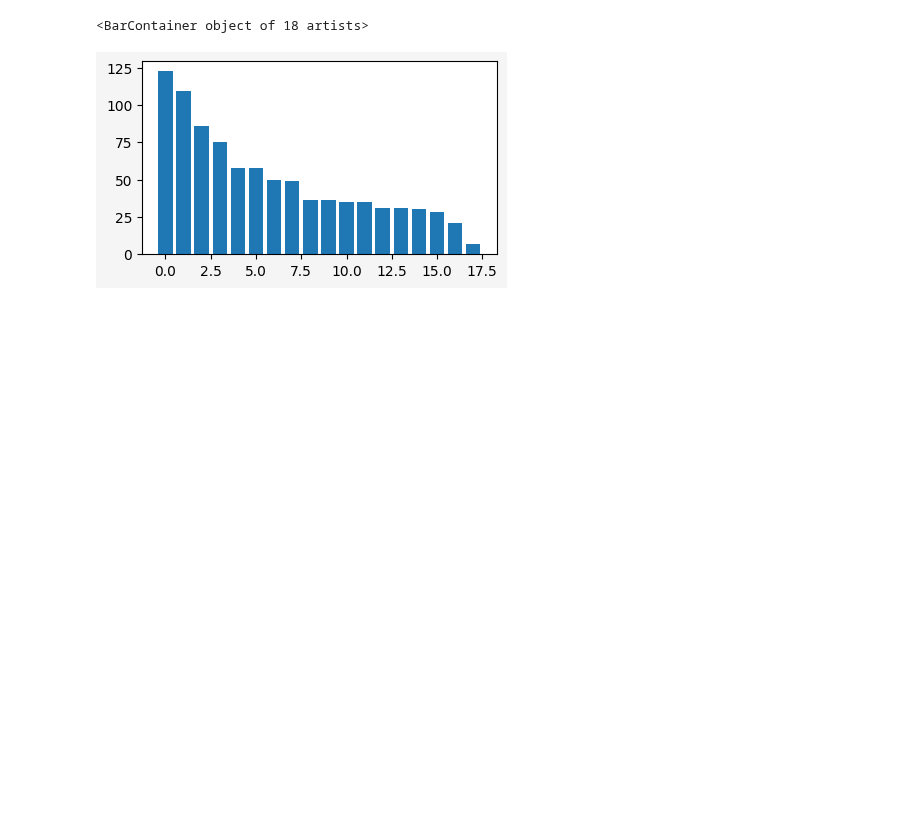
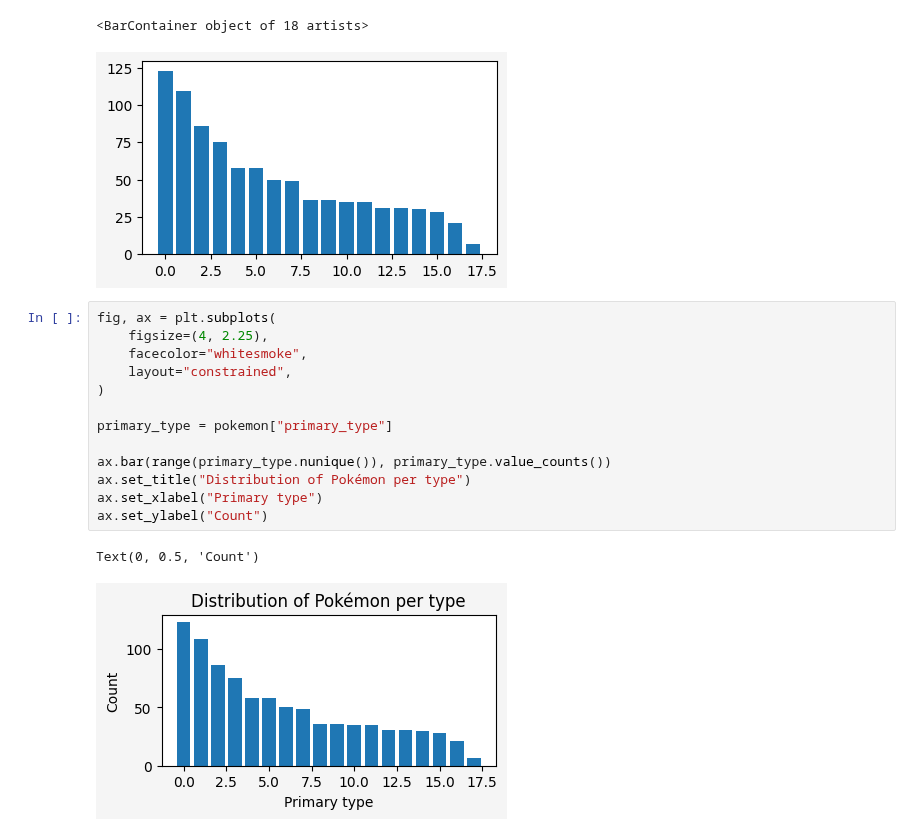
Before and after one commit to NicoleSchwartz/20241505-tutorial-pandas-matplotlib, a Jupyter notebook: tutorial.ipynb, the cells around one changed output. Drawn from its saved outputs; the diff is of its cells as text; blank space fills up the shorter version.

```diff
--- a/tutorial.ipynb
+++ b/tutorial.ipynb
@@ -711,3 +711,19 @@ ax.bar(range(primary_type.nunique()), primary_type.value_counts())
 # %% [output]
 <BarContainer object of 18 artists>
 [figure]
+# %%
+fig, ax = plt.subplots(
+    figsize=(4, 2.25),
+    facecolor="whitesmoke",
+    layout="constrained",
+)
+
+primary_type = pokemon["primary_type"]
+
+ax.bar(range(primary_type.nunique()), primary_type.value_counts())
+ax.set_title("Distribution of Pokémon per type")
+ax.set_xlabel("Primary type")
+ax.set_ylabel("Count")
+# %% [output]
+Text(0, 0.5, 'Count')
+[figure, added]
```
